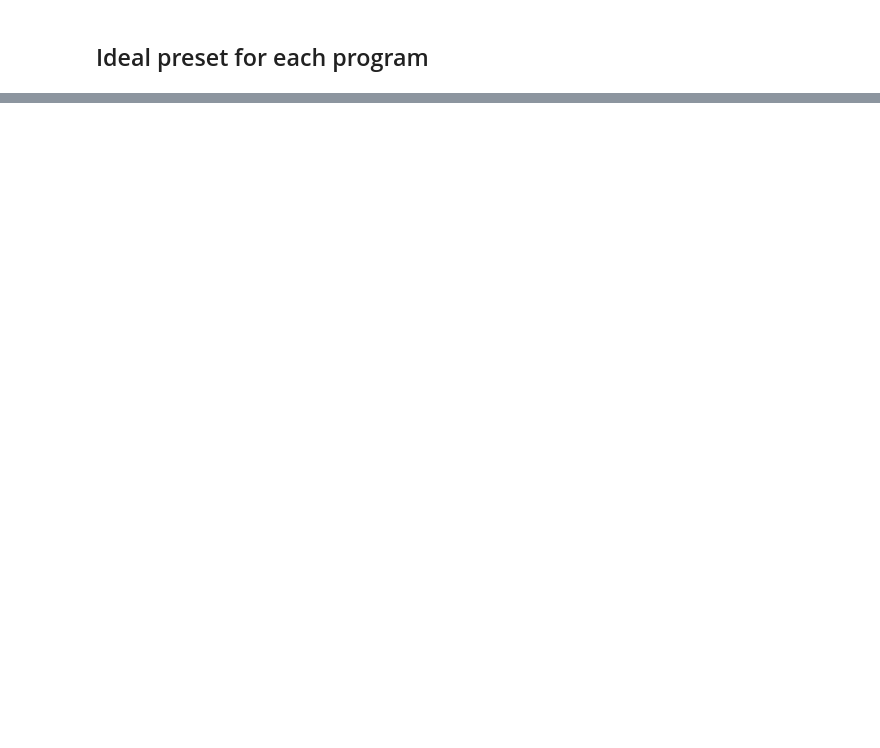
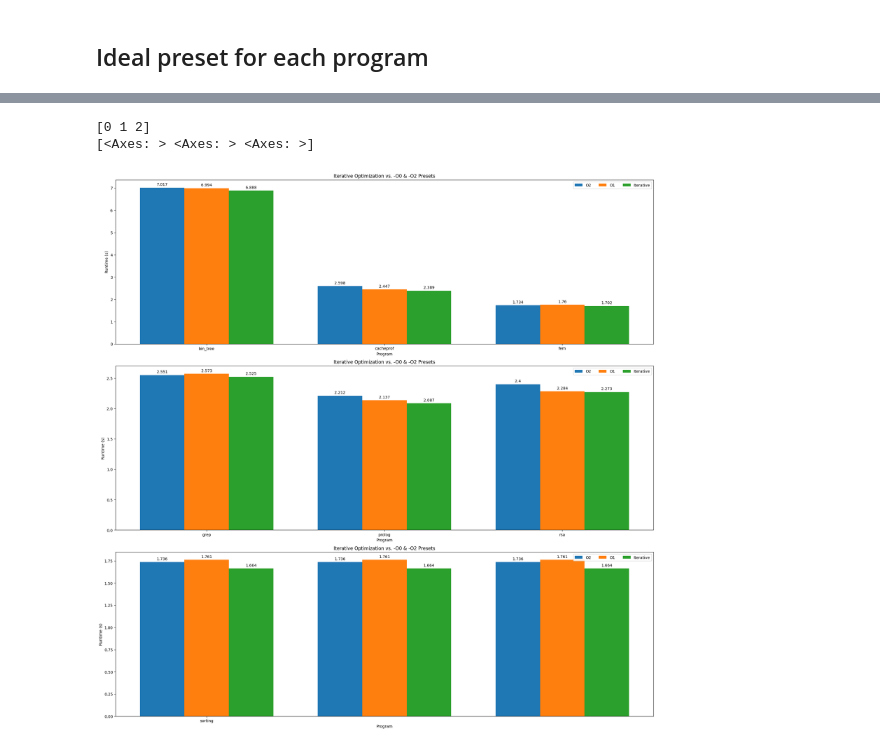
Before and after one commit to leafcathead/pepercr-thesis, a Jupyter notebook: Jupyter/Iterative_Results.ipynb, the cells around one changed output, grey strips where cells are left out. Cells and saved outputs as stored; diff of their text form; code cells hidden in the pictures; blank space fills up the shorter version.

```diff
--- a/Jupyter/Iterative_Results.ipynb
+++ b/Jupyter/Iterative_Results.ipynb
@@ -35 +78,11 @@ tables = [binary_trees_iterative, cacheprof_iterative, compress_iterative, fem_i
 # %%
+binary_trees_best = binary_trees_iterative[binary_trees_iterative['Runtime'] == binary_trees_iterative["Runtime"].min()].iloc[0]
+cacheprof_best = cacheprof_iterative[cacheprof_iterative['Runtime'] == cacheprof_iterative["Runtime"].min()].iloc[0]
+fem_best = fem_iterative[fem_iterative['Runtime'] == fem_iterative["Runtime"].min()].iloc[0]
+grep_best = grep_iterative[grep_iterative['Runtime'] == grep_iterative["Runtime"].min()].iloc[0]
+prolog_best = prolog_iterative[prolog_iterative['Runtime'] == prolog_iterative["Runtime"].min()].iloc[0]
+rsa_best = rsa_iterative[rsa_iterative['Runtime'] == rsa_iterative["Runtime"].min()].iloc[0]
+sorting_best = sorting_iterative[sorting_iterative['Runtime'] == sorting_iterative["Runtime"].min()].iloc[0]
+
+best_list = [binary_trees_best, cacheprof_best, fem_best, grep_best, prolog_best, rsa_best, sorting_best]
+best_names = ["binary_trees","cacheprof","fem","grep","prolog","rsa","sorting"]
@@ -46,2 +89,10 @@ IndexError: single positional indexer is out-of-bounds
 # %%
-optimized_table
+ideal_table = pd.DataFrame(columns=["Program", "ID", "Flags","Runtime"])
+
+i = 0
+for r in best_list:
+    ideal_table.loc[len(ideal_table.index)] = [best_names[i], r["ID"], r["Flags"], r["Runtime"]]
+    i += 1
+
+pd.set_option('display.max_colwidth', None)
+ideal_table
@@ -47,0 +147,59 @@ optimized_table
+# %%
+fig, axs = plt.subplots(3, layout='constrained')
+
+split_list = [tables[i:i + 3] for i in range(0, len(tables), 3)]
+
+prime_results = []
+O0_results = []
+O2_results = []
+
+N = 3 #len(tick_labels)
+ind = np.arange(N)
+width = 0.25
+
+print(ind)
+print(axs)
+
+# Get the best value by ID and get the O0 and O2 entries by ID
+
+i= 0
+j = 0
+for l in split_list:
+    prime_results = []
+    O0_results = []
+    O2_results = []
+    name_list = []
+    for t  in l:
+        prime_results.append(t[t["ID"] == best_list[i]["ID"]].iloc[0]["Runtime"])
+        O0_results.append(t[t["ID"] == "-O0"].iloc[0]["Runtime"])
+        O2_results.append(t[t["ID"] == "-O2"].iloc[0]["Runtime"])
+        name_list.append(tick_labels[i])
+        i += 1
+    rects1 = axs[j].bar(ind, O2_results, width, label="O2")
+    rects2 = axs[j].bar(ind+width, O0_results, width, label="O0")
+    rects3 = axs[j].bar(ind+width*2, prime_results, width, label="Iterative")
+    axs[j].bar_label(rects1, padding=3)
+    axs[j].bar_label(rects2, padding=3)
+    axs[j].bar_label(rects3, padding=3)
+    axs[j].set_xlabel("Program")
+    axs[j].set_ylabel("Runtime (s)")
+    axs[j].set_title("Iterative Optimization vs. -O0 & -O2 Presets")
+    axs[j].legend(loc='best', ncols=3)
+    #axs[j].set_xticks(ind + width, [])
+    if len(name_list) == 3:
+        axs[j].set_xticks(ind + width, name_list)
+    else:
+        axs[j].set_xticks([0 + width], name_list)
+    #axs[j].set_xticklabels([])
+
+    j += 1
+
+
+fig.set_figheight(20)
+fig.set_figwidth(20)
+
+plt.show()
+# %% [output]
+[0 1 2]
+[<Axes: > <Axes: > <Axes: >]
+[figure, added]
```
Also changed, not shown: parts of 14 cells of this notebook, 2 other files.
